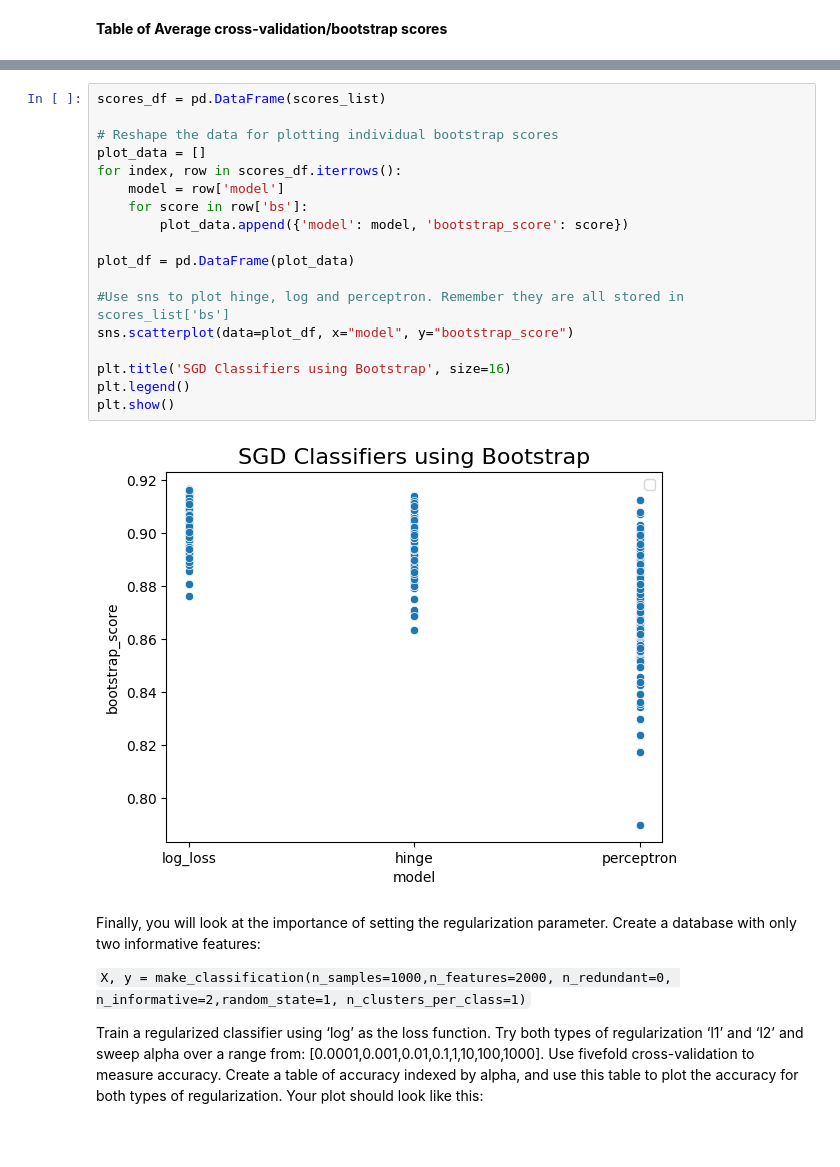
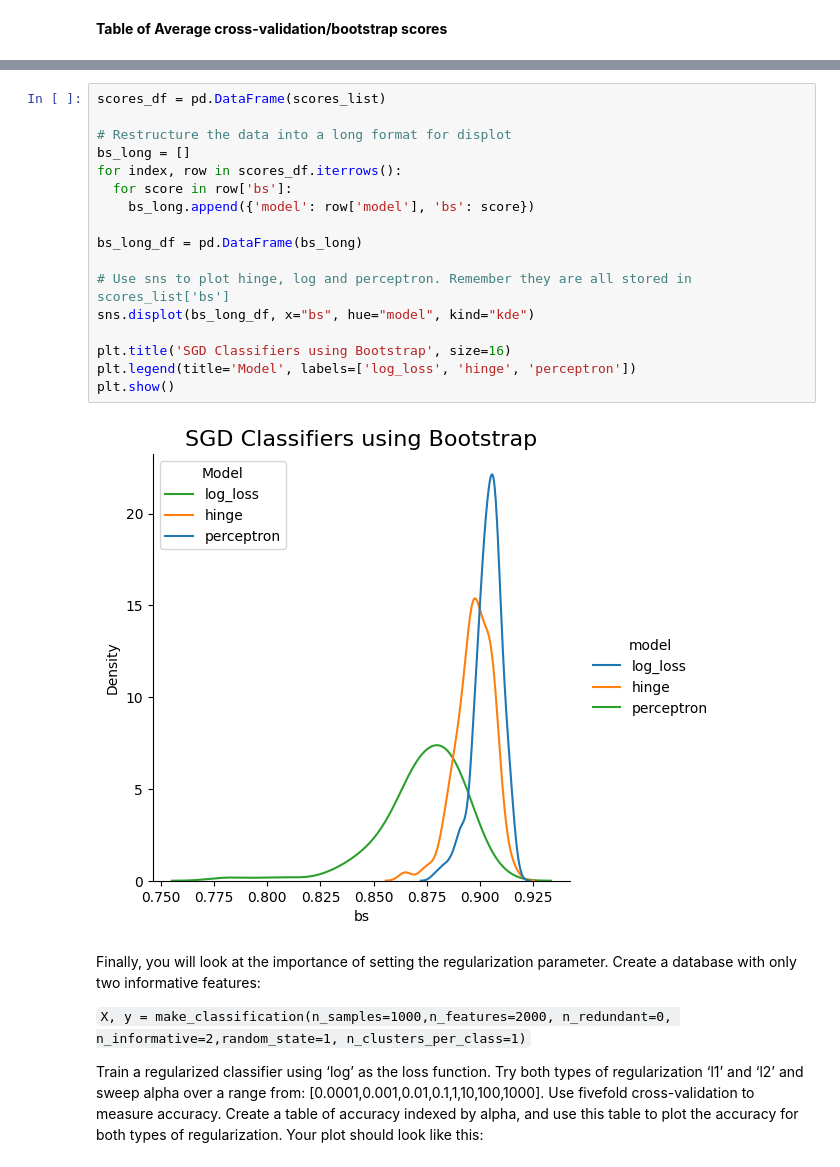
Before and after one commit to celina-velazquez/ADS-504, a Jupyter notebook: Assignment_Guide_4_.ipynb, the cells around one changed output, grey strips where cells are left out. Drawn from its saved outputs; the diff is of its cells as text; blank space fills up the shorter version.

```diff
--- a/Assignment_Guide_4_.ipynb
+++ b/Assignment_Guide_4_.ipynb
@@ -137,23 +137,22 @@ pd.DataFrame(avg_list)
 # %%
 scores_df = pd.DataFrame(scores_list)
 
-# Reshape the data for plotting individual bootstrap scores
-plot_data = []
+# Restructure the data into a long format for displot
+bs_long = []
 for index, row in scores_df.iterrows():
-    model = row['model']
-    for score in row['bs']:
-        plot_data.append({'model': model, 'bootstrap_score': score})
+  for score in row['bs']:
+    bs_long.append({'model': row['model'], 'bs': score})
 
-plot_df = pd.DataFrame(plot_data)
+bs_long_df = pd.DataFrame(bs_long)
 
-#Use sns to plot hinge, log and perceptron. Remember they are all stored in scores_list['bs']
-sns.scatterplot(data=plot_df, x="model", y="bootstrap_score")
+# Use sns to plot hinge, log and perceptron. Remember they are all stored in scores_list['bs']
+sns.displot(bs_long_df, x="bs", hue="model", kind="kde")
 
 plt.title('SGD Classifiers using Bootstrap', size=16)
-plt.legend()
+plt.legend(title='Model', labels=['log_loss', 'hinge', 'perceptron'])
 plt.show()
 # %% [output]
-[figure, old version]
+[figure, new version]
 # %% [markdown]
 Finally, you will look at the importance of setting the regularization parameter. Create a database
 with only two informative features:
```
Also changed, not shown: parts of 4 cells of this notebook.
